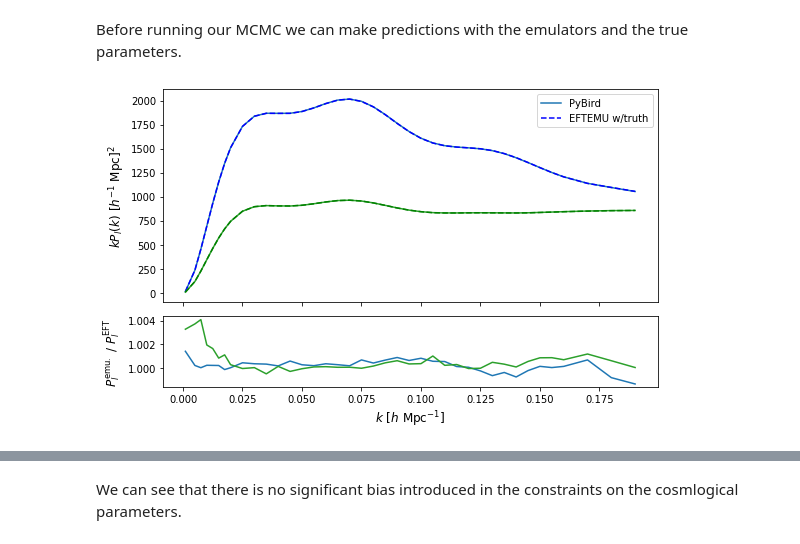
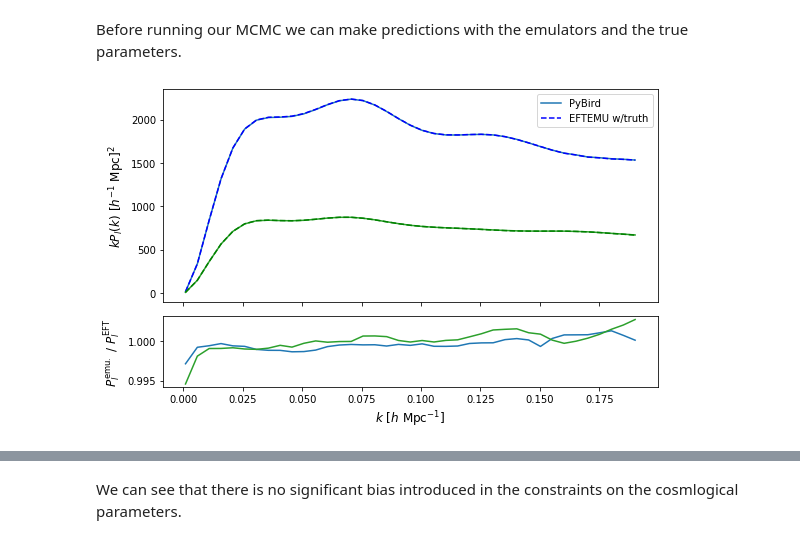
Before and after one commit to JDonaldM/Matryoshka, a Jupyter notebook: docs/source/example_notebooks/EFTEMU_example.ipynb, the cells around one changed output, grey strips where cells are left out. Drawn from its saved outputs; the diff is of its cells as text; code cells hidden in the pictures.

```diff
--- a/docs/source/example_notebooks/EFTEMU_example.ipynb
+++ b/docs/source/example_notebooks/EFTEMU_example.ipynb
@@ -170,0 +33,5 @@ P2_fid = MatEFT.multipole([P112_P18,
+# %%
+# Define path to the data in the matryoshka_II_paper
+# https://github.com/JDonaldM/matryoshka_II_paper
+data_dir = "/Users/jamie/Desktop/GitHubProjects/matryoshka_II_paper/data/"
+cosmos = np.load(f"{data_dir}training/cosmologies/eft_cosmologies_noDQ1.npy")
@@ -170,0 +40,10 @@ P2_fid = MatEFT.multipole([P112_P18,
+# %%
+P0_emu = MatEmu.EFT(
+    multipole=0, # Multipole order
+    redshift=0.61
+)
+
+P2_emu = MatEmu.EFT(
+    multipole=2,
+    redshift=0.61
+)
@@ -171,29 +238,93 @@ P2_fid = MatEFT.multipole([P112_P18,
 # %% [markdown]
 Before running our MCMC we can make predictions with the emulators and the true parameters.
 # %%
-P0_fid_pred = P0_emu.emu_predict(fid_cosmo.reshape(1,-1), fid_bs.reshape(1,-1))[0]
-P2_fid_pred = P2_emu.emu_predict(fid_cosmo.reshape(1,-1), fid_bs.reshape(1,-1))[0]
+# EFTEMU expectes b2 and b4 as input rather than c2 and c4
+def c_to_b(c2, c4):
+    '''
+    Convert c2 and c4 to b2 and b4.
 
-fig, ax = plt.subplots(2,1, sharex=True, figsize=(8,5), gridspec_kw={'height_ratios': [3, 1]})
+    Args:
+        c2 (float) : Value of c2.
+        c4 (float) : Value of c4
+    '''
+    return np.array([1/np.sqrt(2)*(c2+c4),1/np.sqrt(2)*(c2-c4)])
 
-ax[0].plot(MatEmu.kbird[:39], MatEmu.kbird[:39]*P0_fid, color="tab:blue", label="PyBird")
-ax[0].plot(MatEmu.kbird[:39], MatEmu.kbird[:39]*P0_fid_pred, color="blue", linestyle='--', label="EFTEMU w/truth")
+bs_CMASS_mod = np.copy(bs_CMASS)
+bs_CMASS_mod[[1,3]] = c_to_b(bs_CMASS[1], bs_CMASS[3])
 
-ax[0].plot(MatEmu.kbird[:39], MatEmu.kbird[:39]*P2_fid, color="tab:green")
-ax[0].plot(MatEmu.kbird[:39], MatEmu.kbird[:39]*P2_fid_pred, color="green", linestyle='--')
+P0_true_pred = P0_emu.emu_predict(
+    cosmo_true.reshape(1,-1), # Reshape as EFTEMU expectes 2d input
+    bs_CMASS_mod[:7].reshape(1,-1),
+    stochastic=bs_CMASS_mod[7:].reshape(1,-1),
+    ng=ng,
+    kvals=klin
+)[0]
+P2_true_pred = P2_emu.emu_predict(
+    cosmo_true.reshape(1,-1),
+    bs_CMASS_mod[:7].reshape(1,-1),
+    stochastic=bs_CMASS_mod[7:].reshape(1,-1),
+    ng=ng,
+    kvals=klin
+)[0]
 
-ax[1].plot(MatEmu.kbird[:39], P0_fid/P0_fid_pred, color="tab:blue")
-ax[1].plot(MatEmu.kbird[:39], P2_fid/P2_fid_pred, color="tab:green")
+# Define figure
+fig, ax = plt.subplots(
+    2, # nrow
+    1, # ncol
+    sharex=True,
+    figsize=(8,5),
+    gridspec_kw={
+        'height_ratios': [3, 1]
+    }
+)
+
+# Upper plot
+ax[0].plot( # Plot true P0
+    klin,
+    klin*P0_true,
+    color="tab:blue",
+    label="PyBird"
+)
+ax[0].plot( # Plot predicted P0
+    klin,
+    klin*P0_true_pred,
+    color="blue",
+    linestyle='--',
+    label="EFTEMU w/truth"
+)
+ax[0].plot( # Plot true P2
+    klin,
+    klin*P2_true,
+    color="tab:green"
+)
+ax[0].plot( # Plot predicted P2
+    klin,
+    klin*P2_true_pred,
+    color="green",
+    linestyle='--'
+)
+
+# Lower plot
+ax[1].plot(
+    klin,
+    P0_true/P0_true_pred,
+    color="tab:blue"
+)
+ax[1].plot(
+    klin,
+    P2_true/P2_true_pred,
+    color="tab:green"
+)
 
 ax[1].set_xlabel(r'$k \ [h \ \mathrm{Mpc}^{-1}]$',fontsize='large')
 ax[0].set_ylabel(r'$kP_l(k) \ [h^{-1} \ \mathrm{Mpc}]^2$',fontsize='large')
 ax[1].set_ylabel(r'$P_l^\mathrm{emu.} \ / \ P_l^\mathrm{EFT}$',fontsize='large')
 
 ax[0].legend()
 
 plt.tight_layout()
 
 plt.show()
 # %% [output]
-[figure, old version]
+[figure, new version]
 # %% [markdown]
```
Also changed, not shown: parts of 66 cells of this notebook.
